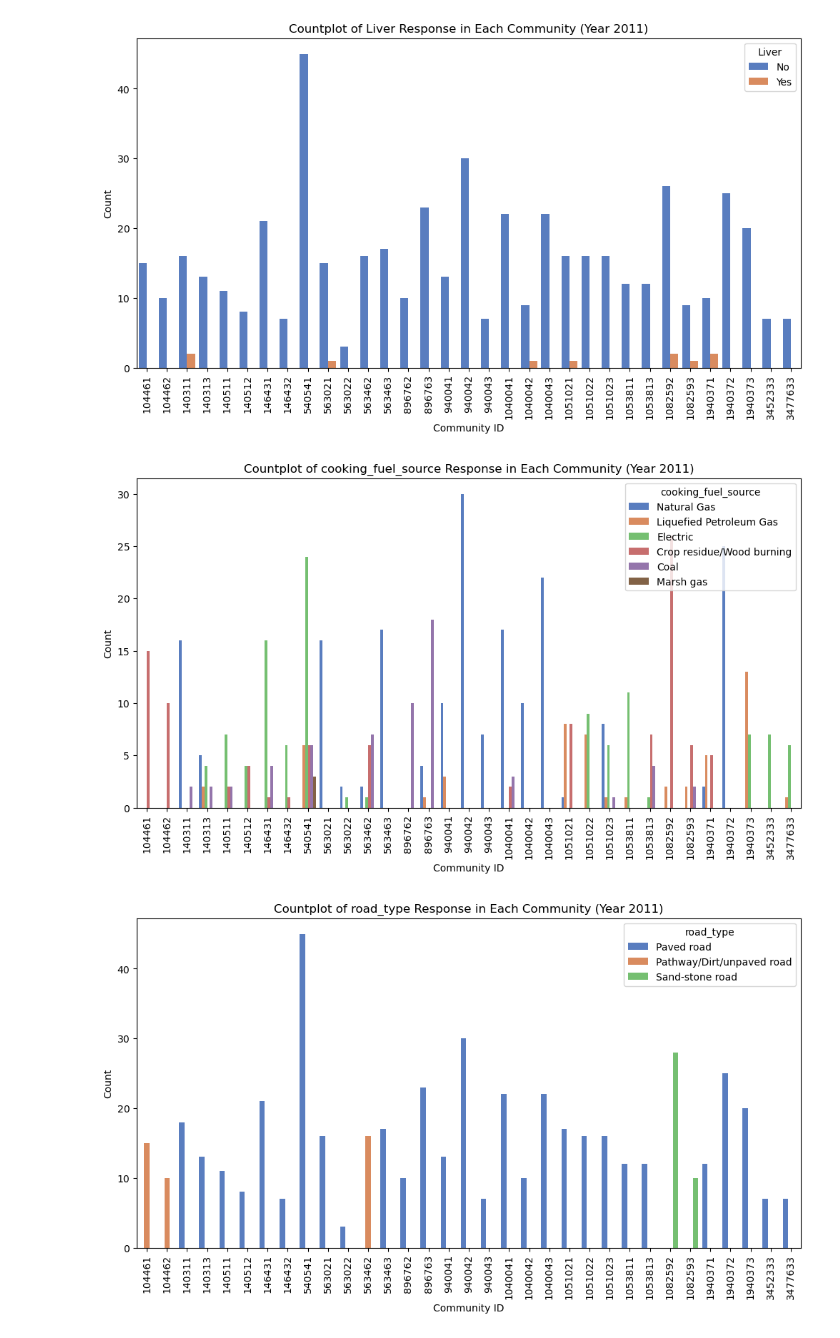
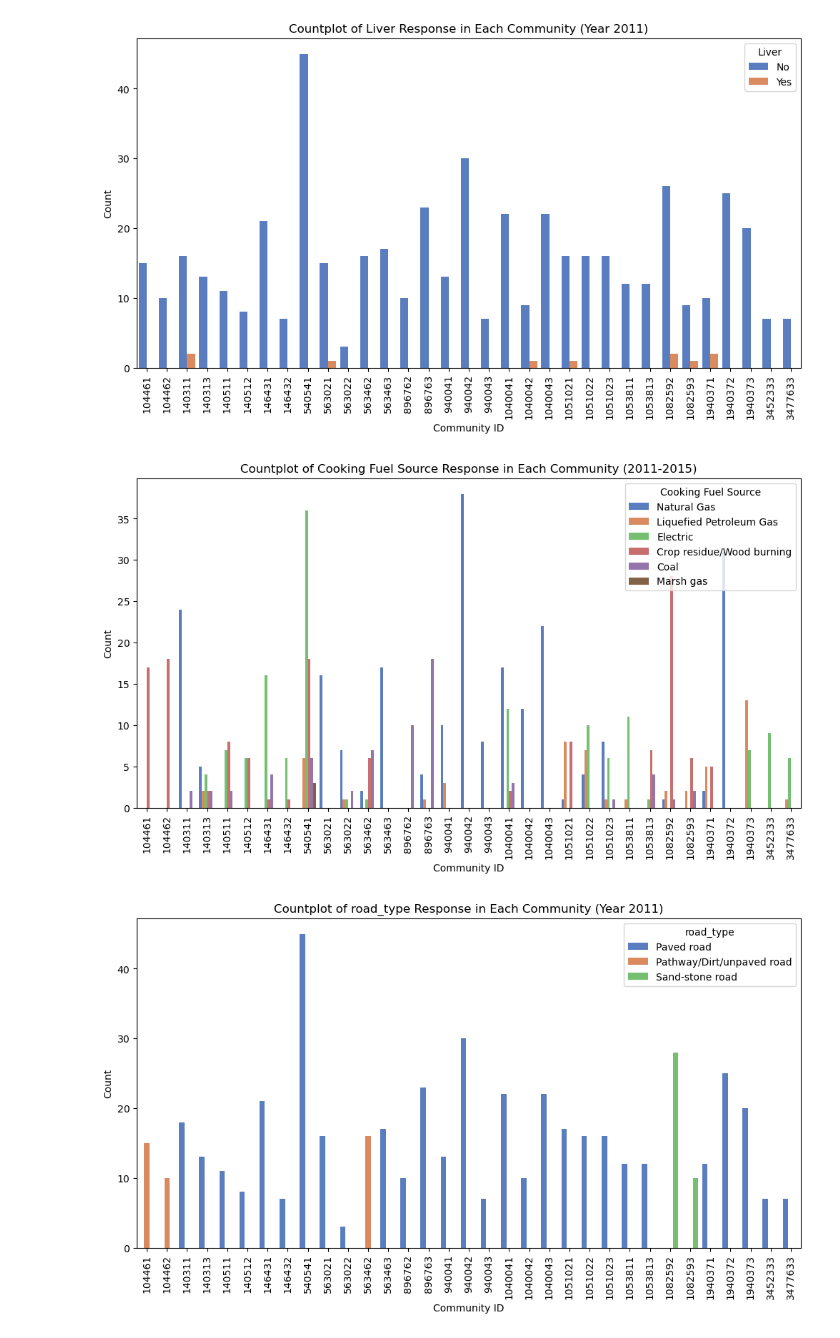
Before and after one commit to carozy797/SANITATION_INFRASTRUCTURE_HEALTH, a Jupyter notebook: MODEL/model.ipynb, the cells around one changed output. Cells and saved outputs as stored; diff of their text form; code cells hidden in the pictures.

```diff
--- a/MODEL/model.ipynb
+++ b/MODEL/model.ipynb
@@ -116,22 +137,22 @@ plt.show()
 # %%
 import pandas as pd
 import seaborn as sns
 import matplotlib.pyplot as plt
 
 # Step 1: Filter data for the year 2011
-data_2011 = data[data['Year'] == 2011]
+# data_2011 = data[data['Year'] == 2011]
 
 # Step 2: Plot the countplot for 'cancer' for each 'community_id'
 plt.figure(figsize=(12, 6))  # Adjust the figure size if needed
-sns.countplot(data=data_2011, x='communityID', hue='cooking_fuel_source', palette='muted')
+sns.countplot(data=df, x='communityID', hue='cooking_fuel_source', palette='muted')
 plt.xlabel('Community ID')
 plt.ylabel('Count')
-plt.title('Countplot of cooking_fuel_source Response in Each Community (Year 2011)')
-plt.legend(title='cooking_fuel_source', loc='upper right')
+plt.title('Countplot of Cooking Fuel Source Response in Each Community (2011-2015)')
+plt.legend(title='Cooking Fuel Source', loc='upper right')
 plt.xticks(rotation=90)  # Rotate x-axis labels for better visibility
 plt.show()
 # %% [output]
-[figure, old version]
+[figure, new version]
 # %%
 import pandas as pd
 import seaborn as sns
```
Also changed, not shown: parts of 11 cells of this notebook, 8 other files.
